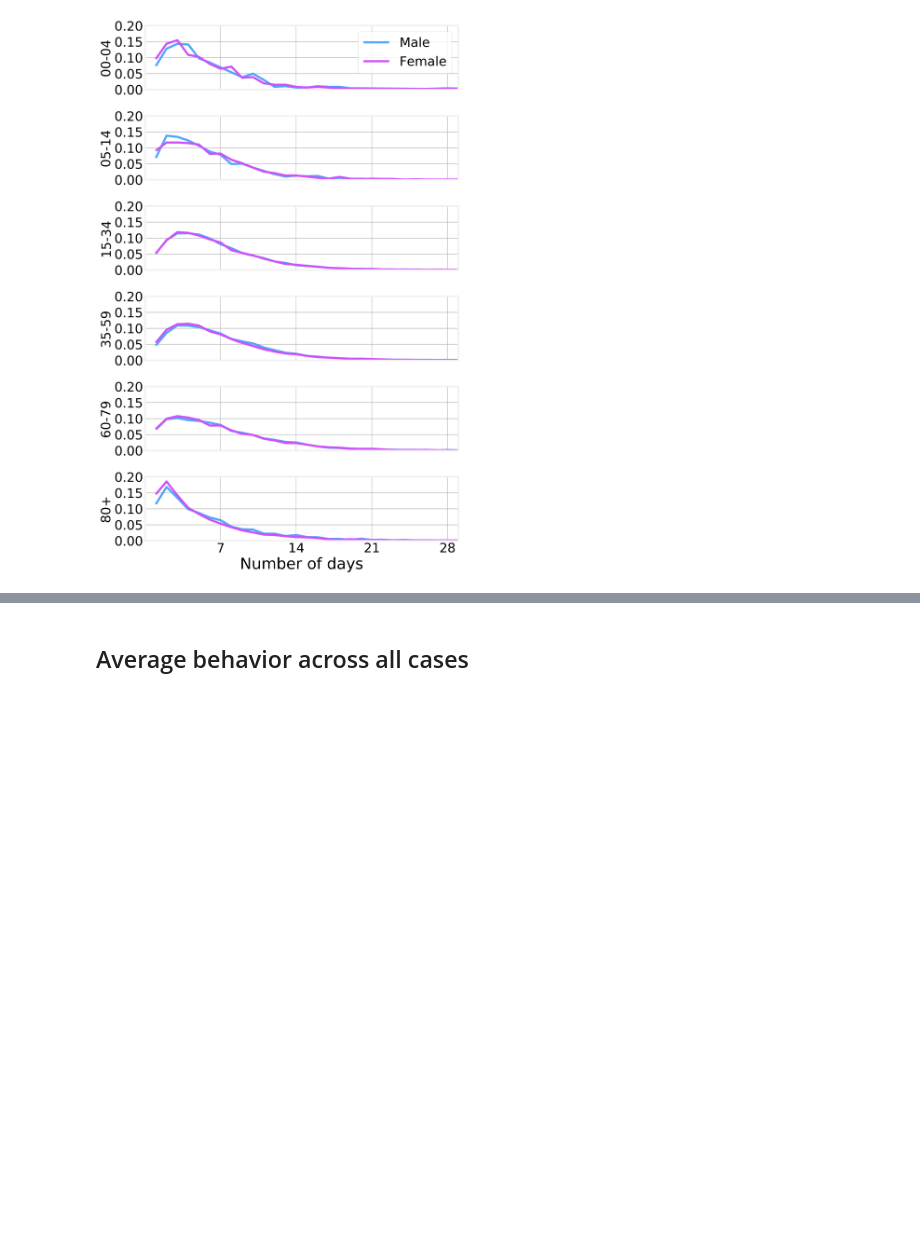
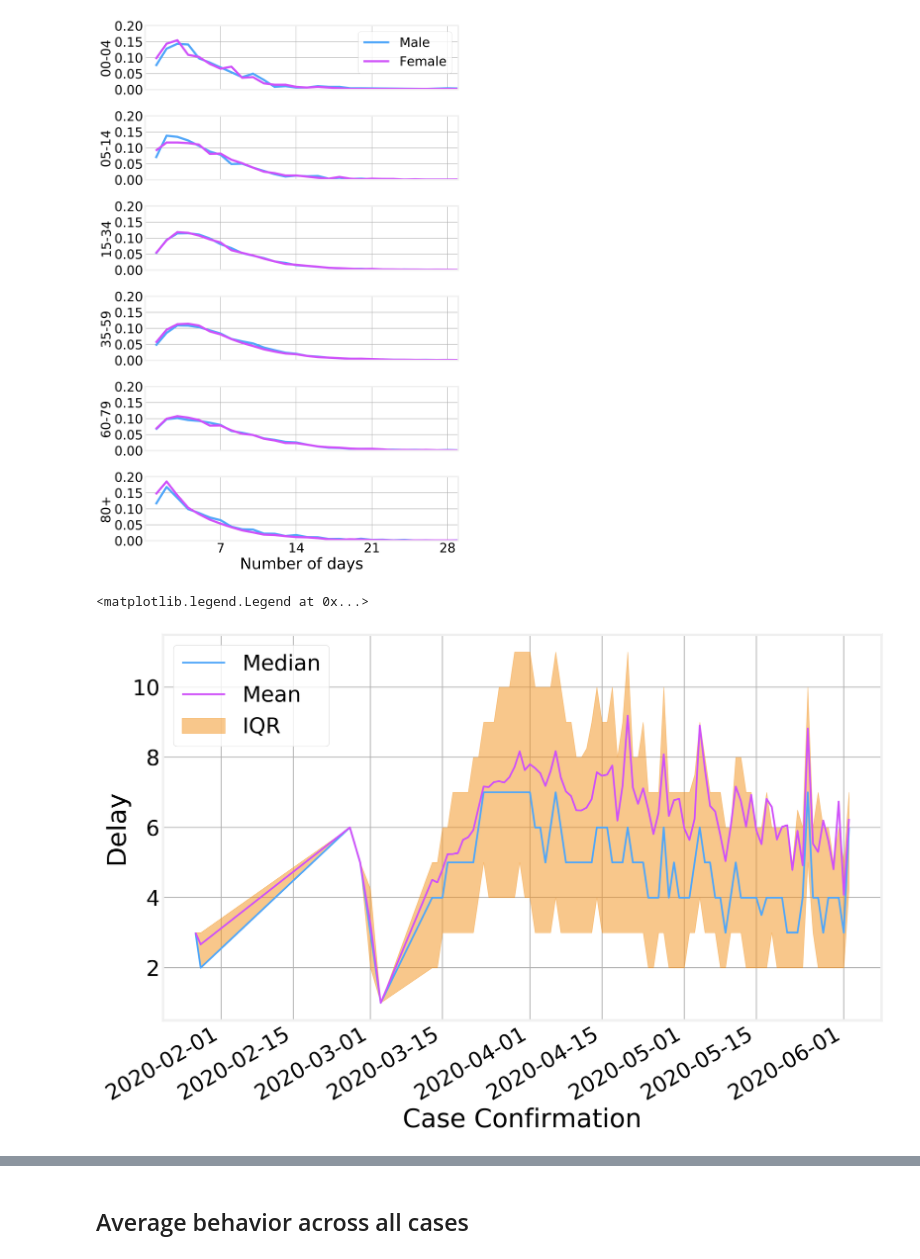
Before and after one commit to DataForScience/Epidemiology101, a Jupyter notebook: Epidemiology002.ipynb, the cells around one changed output, grey strips where cells are left out. Drawn from its saved outputs; the diff is of its cells as text; code cells hidden in the pictures; blank space fills up the shorter version.

```diff
--- a/Epidemiology002.ipynb
+++ b/Epidemiology002.ipynb
@@ -298,3 +308,17 @@ ax_lst[0].legend(['Male', 'Female'], loc='upper right')
 fig.tight_layout()
 # %% [output]
 [figure]
+# %%
+germany['delay'] = (germany['date_confirmation'] - germany['date_onset_symptoms']).dt.days
+# %%
+ax = germany[['date_confirmation', 'delay']].groupby('date_confirmation').median().plot(label='Median', lw=2, c=colors[0])
+germany[['date_confirmation', 'delay']].groupby('date_confirmation').mean().plot(label='Mean', ax=ax, lw=2, c=colors[1])
+q25 = germany[['date_confirmation', 'delay']].groupby('date_confirmation').quantile(.25).values.flatten()
+q75 = germany[['date_confirmation', 'delay']].groupby('date_confirmation').quantile(.75).values.flatten()
+ax.fill_between(x=germany['date_confirmation'].sort_values().unique(), y1=q25, y2=q75, color=colors[3], alpha=0.5)
+ax.set_xlabel('Case Confirmation')
+ax.set_ylabel('Delay')
+ax.legend(['Median', 'Mean', 'IQR'])
+# %% [output]
+<matplotlib.legend.Legend at 0x...>
+[figure, added]
```
Also changed, not shown: parts of 8 cells of this notebook, 2 other files.
